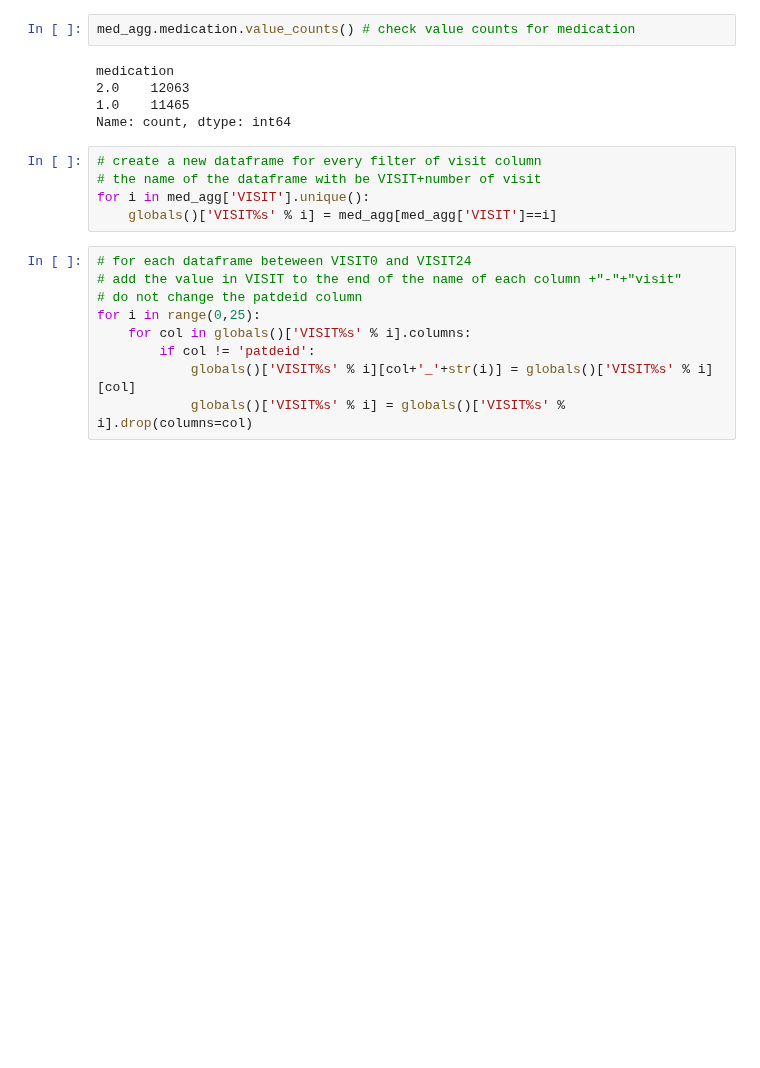
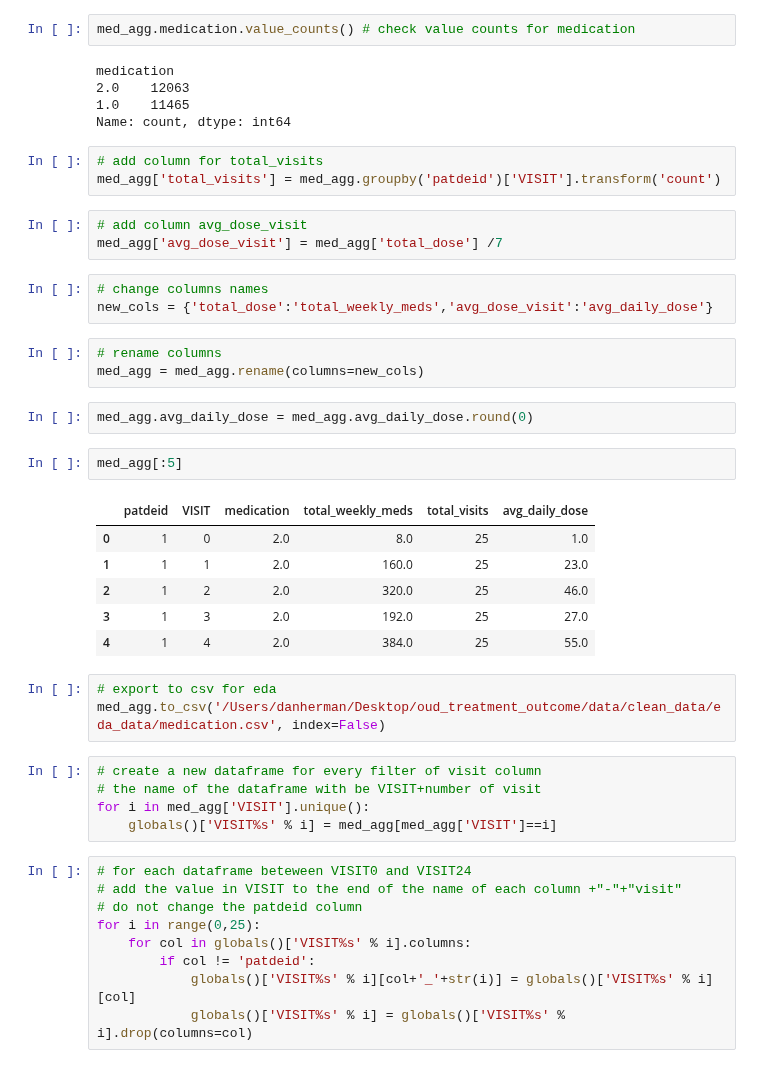
Before and after one commit to DanHerman212/oud_treatment_outcome, a Jupyter notebook: notebooks/Level_1_cleaning_feature_engineering/1-medication.ipynb, the cells around one changed output. Saved outputs shown, nothing was run; the diff lists cells and outputs as text; blank space fills up the shorter version.

```diff
--- a/notebooks/Level_1_cleaning_feature_engineering/1-medication.ipynb
+++ b/notebooks/Level_1_cleaning_feature_engineering/1-medication.ipynb
@@ -234,6 +230,32 @@ medication
 2.0    12063
 1.0    11465
 Name: count, dtype: int64
+# %%
+# add column for total_visits
+med_agg['total_visits'] = med_agg.groupby('patdeid')['VISIT'].transform('count')
+# %%
+# add column avg_dose_visit
+med_agg['avg_dose_visit'] = med_agg['total_dose'] /7
+# %%
+# change columns names
+new_cols = {'total_dose':'total_weekly_meds','avg_dose_visit':'avg_daily_dose'}
+# %%
+# rename columns
+med_agg = med_agg.rename(columns=new_cols)
+# %%
+med_agg.avg_daily_dose = med_agg.avg_daily_dose.round(0)
+# %%
+med_agg[:5]
+# %% [output]
+|  | patdeid | VISIT | medication | total_weekly_meds | total_visits | avg_daily_dose |
+| 0 | 1 | 0 | 2.0 | 8.0 | 25 | 1.0 |
+| 1 | 1 | 1 | 2.0 | 160.0 | 25 | 23.0 |
+| 2 | 1 | 2 | 2.0 | 320.0 | 25 | 46.0 |
+| 3 | 1 | 3 | 2.0 | 192.0 | 25 | 27.0 |
+| 4 | 1 | 4 | 2.0 | 384.0 | 25 | 55.0 |
+# %%
+# export to csv for eda
+med_agg.to_csv('/Users/danherman/Desktop/oud_treatment_outcome/data/clean_data/eda_data/medication.csv', index=False)
 # %%
 # create a new dataframe for every filter of visit column
 # the name of the dataframe with be VISIT+number of visit
```
Also changed, not shown: parts of 18 cells of this notebook, 22 other files.
